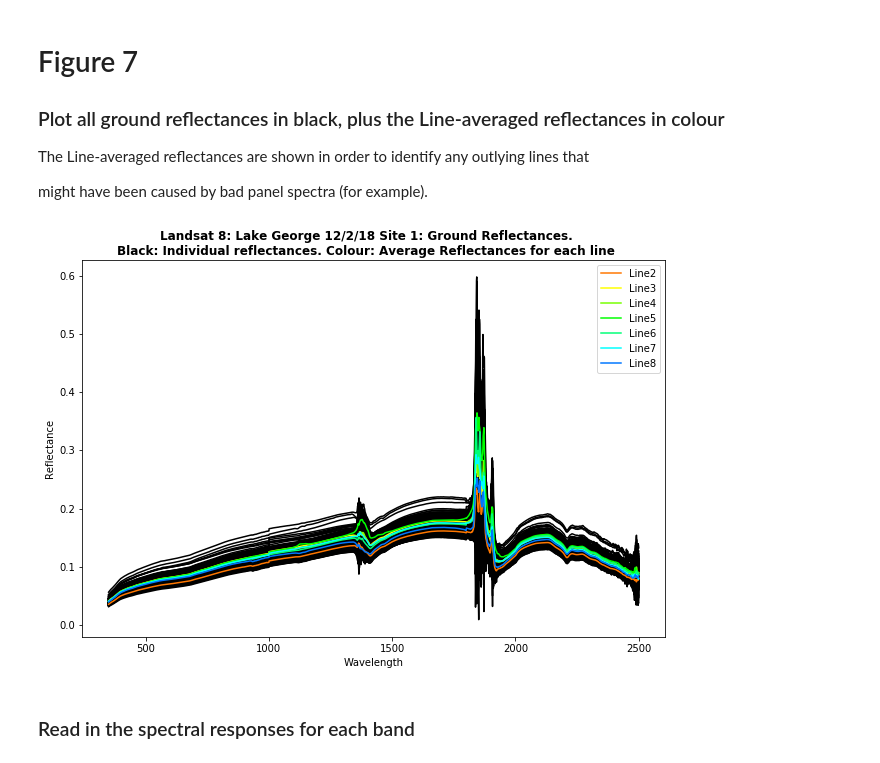
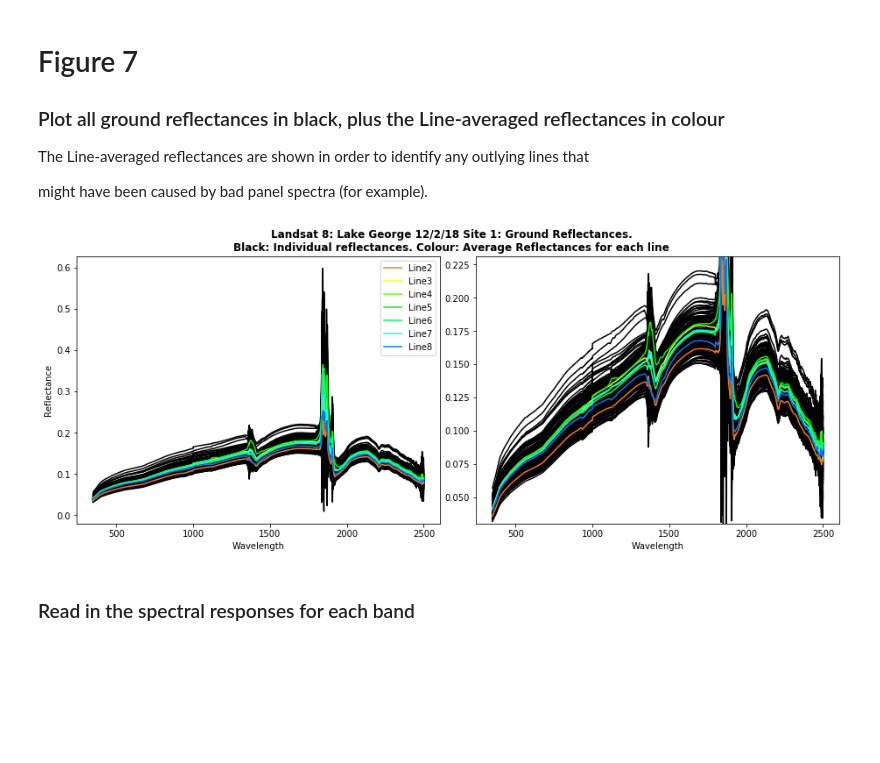
Before and after one commit to GeoscienceAustralia/DEA-CalVal-Phase1, a Jupyter notebook: Pipeline-LG-12-02-18-Site1.ipynb, the cells around one changed output. Saved outputs shown, nothing was run; the diff lists cells and outputs as text; code cells hidden in the pictures; blank space fills up the shorter version.

```diff
--- a/Pipeline-LG-12-02-18-Site1.ipynb
+++ b/Pipeline-LG-12-02-18-Site1.ipynb
@@ -693,26 +693,32 @@ The Line-averaged reflectances are shown in order to identify any outlying lines
 
 might have been caused by bad panel spectra (for example).
 # %%
-fig, axy = plt.subplots(nrows=1, ncols=1, figsize=(9.5, 6.5))
+fig, axy = plt.subplots(nrows=1, ncols=2, figsize=(13.5, 5.5))
 fig.suptitle(sat_name+': '+field_site+' '+field_date+' '+site_number+': Ground Reflectances.\nBlack: Individual reflectances. Colour: Average Reflectances for each line', fontweight='bold')
 plt.tight_layout(pad=3.5, w_pad=1.0, h_pad=1.0)
-axy.set_ylabel("Reflectance")
 
-all_refls.plot(legend=False, ax=axy, color='k')
+maska = all_refls[np.logical_xor(all_refls.index > 1350, all_refls.index < 1480)]
+maskb = maska[np.logical_xor(maska.index > 1801, maska.index < 1966)]
+all_refls_masked = maskb[(maskb.index < 2350)]
+
+axy[0].set_ylabel("Reflectance")
+axy[1].set_ylim(all_refls_masked.min().min()*0.95, all_refls_masked.max().max()*1.05)
+
+all_refls.plot(legend=False, ax=axy[0], color='k')
+all_refls.plot(legend=False, ax=axy[1], color='k')
 
 colpac=['#770000', '#FF0000', '#FF7700', '#FFFF00', '#77FF00', '#00FF00',
         '#00FF77', '#00FFFF', '#0077FF', '#0000FF', '#000077', '#FF00FF', '#777777', '#770077', '#777700']
 
 for i in good_panels.Line.unique():
     rad_name = 'radiance'+str(i)
     line = all_refls.filter(like=rad_name).mean(axis=1)
-    line.plot(ax=axy, color=colpac[i], legend=True, label='Line'+str(i))
-
-axy.set_ylabel("Reflectance")
+    line.plot(ax=axy[0], color=colpac[i], legend=True, label='Line'+str(i))
+    line.plot(ax=axy[1], color=colpac[i], legend=False, label='Line'+str(i))
 
 plt.savefig(output+'Fig07_Reflectances.png')
 # %% [output]
-[figure, old version]
+[figure, new version]
 # %% [markdown]
 ### Read in the spectral responses for each band
 # %%
```
Also changed, not shown: 16 other files.
